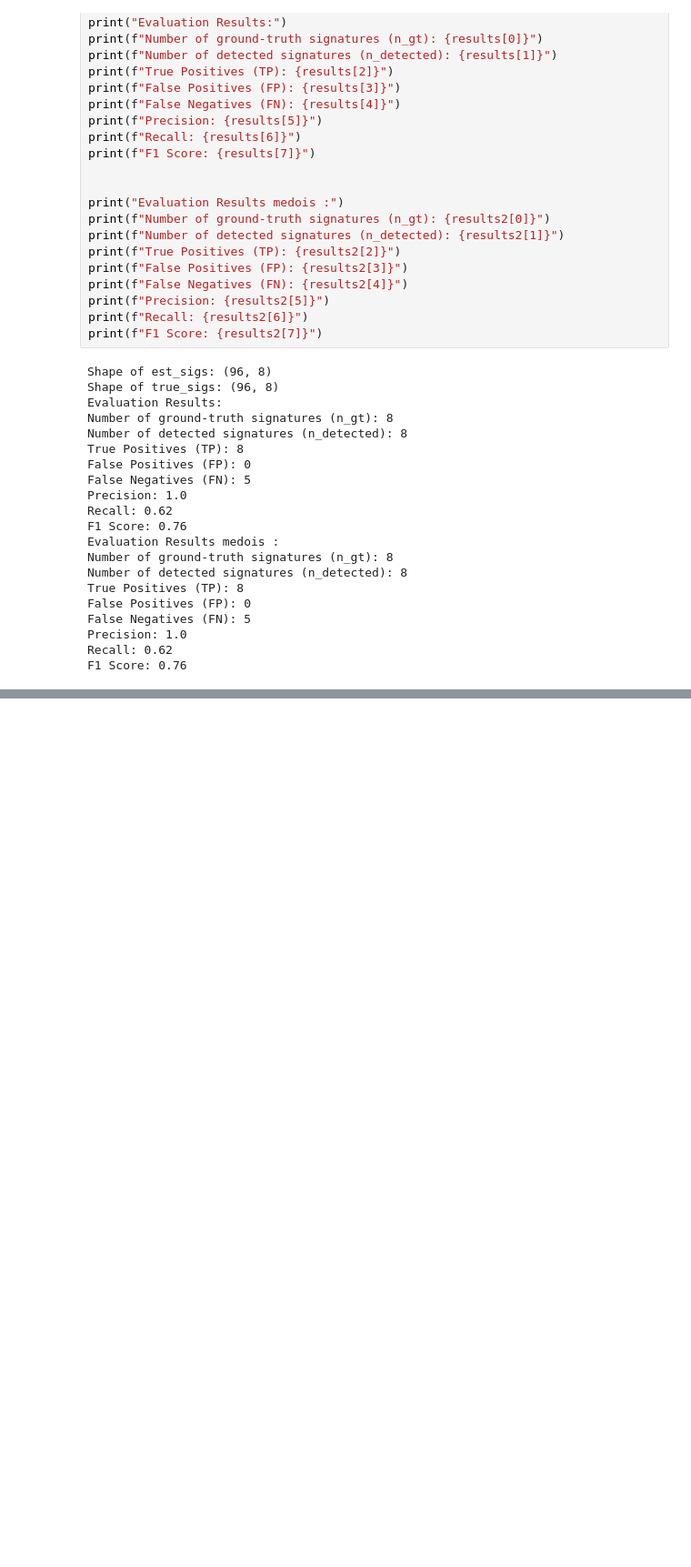
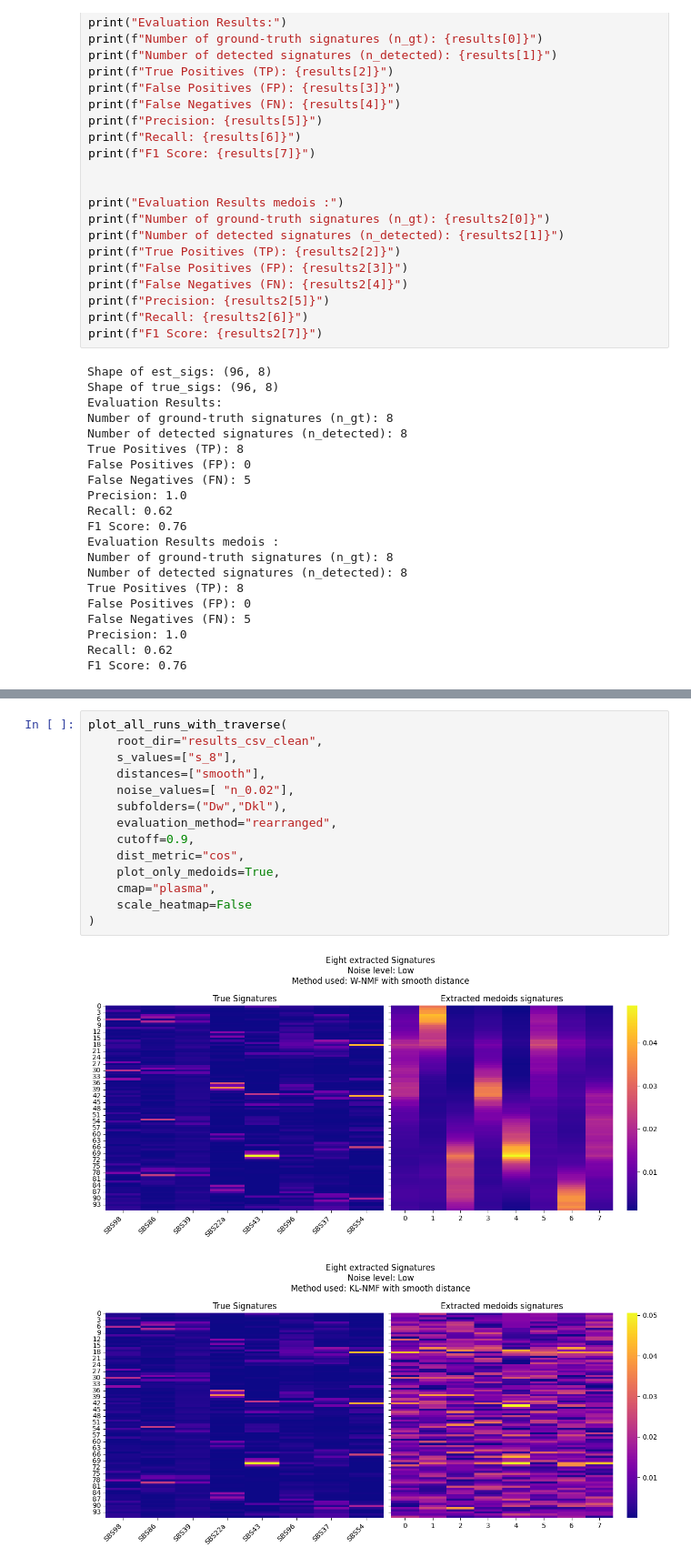
Before and after one commit to Jolijn2020/Mutational_Signatures, a Jupyter notebook: Evaluation_final_clean.ipynb, the cells around one changed output, grey strips where cells are left out. Shown at 91% size. Drawn from its saved outputs; the diff is of its cells as text; blank space fills up the shorter version.

Commit message:
Similarity matrix + heatmap viz

```diff
--- a/Evaluation_final_clean.ipynb
+++ b/Evaluation_final_clean.ipynb
@@ -701,0 +1033,17 @@ F1 Score: 0.76
+# %%
+plot_all_runs_with_traverse(
+    root_dir="results_csv_clean",
+    s_values=["s_8"],
+    distances=["smooth"],
+    noise_values=[ "n_0.02"],
+    subfolders=("Dw","Dkl"),
+    evaluation_method="rearranged",
+    cutoff=0.9,
+    dist_metric="cos",
+    plot_only_medoids=True,
+    cmap="plasma",
+    scale_heatmap=False
+)
+# %% [output]
+[figure, added]
+[figure, added]
```
Also changed, not shown: parts of 8 cells of this notebook.
